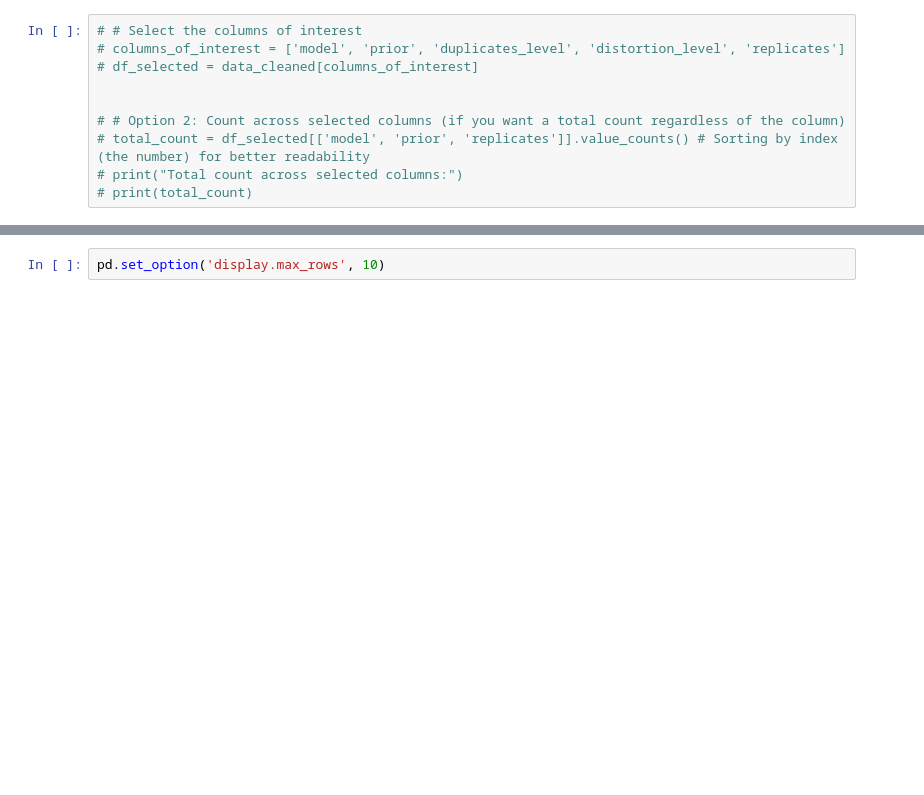
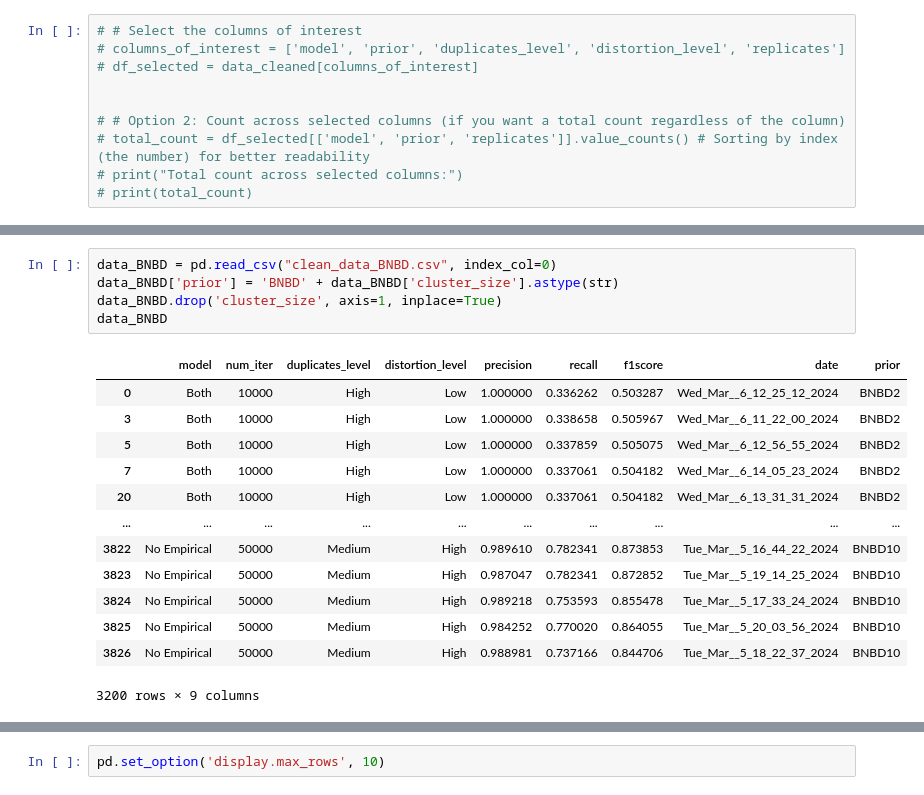
Before and after one commit to Emily0630/exchanger_data_collector, a Jupyter notebook: clean_data.ipynb, the cells around one changed output, grey strips where cells are left out. Drawn from its saved outputs; the diff is of its cells as text; blank space fills up the shorter version.

```diff
--- a/clean_data.ipynb
+++ b/clean_data.ipynb
@@ -290,0 +246,19 @@ missing_combinations
+# %%
+data_BNBD = pd.read_csv("clean_data_BNBD.csv", index_col=0)
+data_BNBD['prior'] = 'BNBD' + data_BNBD['cluster_size'].astype(str)
+data_BNBD.drop('cluster_size', axis=1, inplace=True)
+data_BNBD
+# %% [output]
+|  | model | num_iter | duplicates_level | distortion_level | precision | recall | f1score | date | prior |
+| 0 | Both | 10000 | High | Low | 1.000000 | 0.336262 | 0.503287 | Wed_Mar__6_12_25_12_2024 | BNBD2 |
+| 3 | Both | 10000 | High | Low | 1.000000 | 0.338658 | 0.505967 | Wed_Mar__6_11_22_00_2024 | BNBD2 |
+| 5 | Both | 10000 | High | Low | 1.000000 | 0.337859 | 0.505075 | Wed_Mar__6_12_56_55_2024 | BNBD2 |
+| 7 | Both | 10000 | High | Low | 1.000000 | 0.337061 | 0.504182 | Wed_Mar__6_14_05_23_2024 | BNBD2 |
+| 20 | Both | 10000 | High | Low | 1.000000 | 0.337061 | 0.504182 | Wed_Mar__6_13_31_31_2024 | BNBD2 |
+| ... | ... | ... | ... | ... | ... | ... | ... | ... | ... |
+| 3822 | No Empirical | 50000 | Medium | High | 0.989610 | 0.782341 | 0.873853 | Tue_Mar__5_16_44_22_2024 | BNBD10 |
+| 3823 | No Empirical | 50000 | Medium | High | 0.987047 | 0.782341 | 0.872852 | Tue_Mar__5_19_14_25_2024 | BNBD10 |
+| 3824 | No Empirical | 50000 | Medium | High | 0.989218 | 0.753593 | 0.855478 | Tue_Mar__5_17_33_24_2024 | BNBD10 |
+| 3825 | No Empirical | 50000 | Medium | High | 0.984252 | 0.770020 | 0.864055 | Tue_Mar__5_20_03_56_2024 | BNBD10 |
+| 3826 | No Empirical | 50000 | Medium | High | 0.988981 | 0.737166 | 0.844706 | Tue_Mar__5_18_22_37_2024 | BNBD10 |
+3200 rows × 9 columns
```
Also changed, not shown: parts of 8 cells of this notebook, 2 other files.
